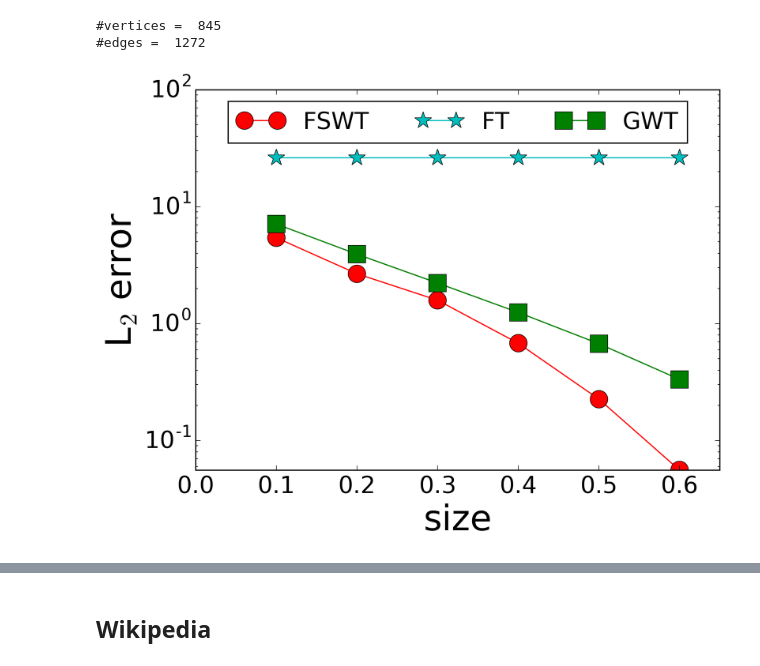
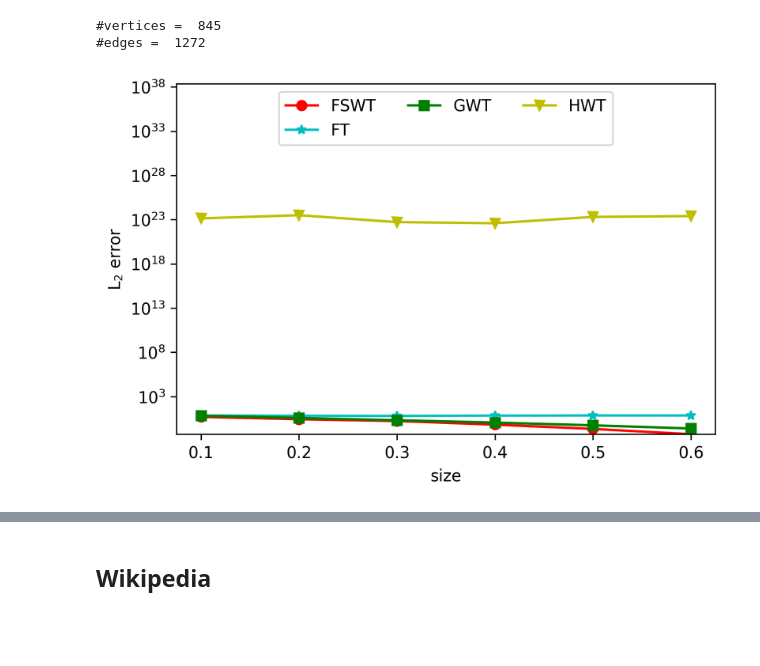
Before and after one commit to diego-sacconi/sparse-wavelets, a Jupyter notebook: notebooks/compression-experiments.ipynb, the cells around one changed output, grey strips where cells are left out. Saved outputs shown, nothing was run; the diff lists cells and outputs as text; code cells hidden in the pictures; blank space fills up the shorter version.

```diff
--- a/notebooks/compression-experiments.ipynb
+++ b/notebooks/compression-experiments.ipynb
@@ -98,14 +131,14 @@ print("#edges = ", len(G.edges()))
 #vertices =  845
 #edges =  1272
 # %%
-algs = [static.OptWavelets(n=20), static.GRCWavelets(), static.Fourier()]
+algs = [static.OptWavelets(n=20), static.GRCWavelets(), static.Fourier(), static.HWavelets()]
 
 comp_ratios = [0.1, 0.20, 0.30, 0.40, 0.50, 0.60]
 
-res_h, time_h = exp.compression_experiment_static(G, F, algs, comp_ratios, 10)
+res_h, time_h = exp.compression_experiment(G, F, algs, comp_ratios, 10)
 # %%
 exp.plot_compression_experiments(res_h, comp_ratios,
-                                 "../figs/compression_human.png", 100.)
+                                 "../figs/compression_human.png")
 Image(filename="../figs/compression_human.png")
 # %% [output]
-[figure, old version]
+[figure, new version]
```
Also changed, not shown: parts of 44 cells of this notebook, 9 other files.
